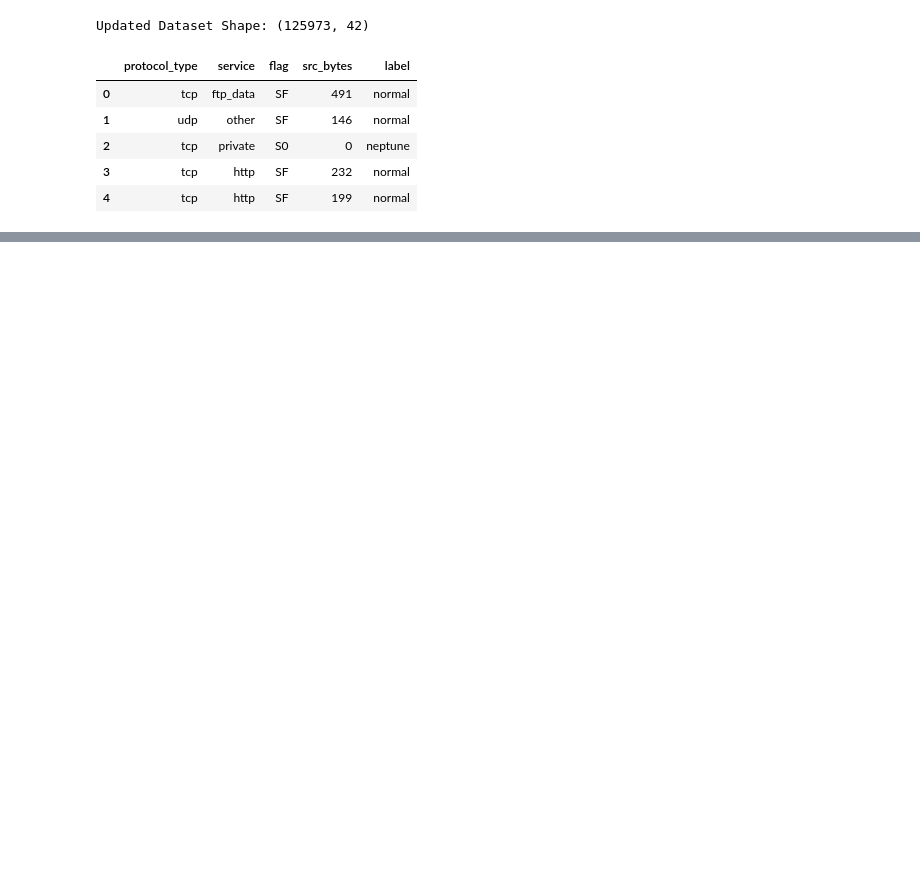
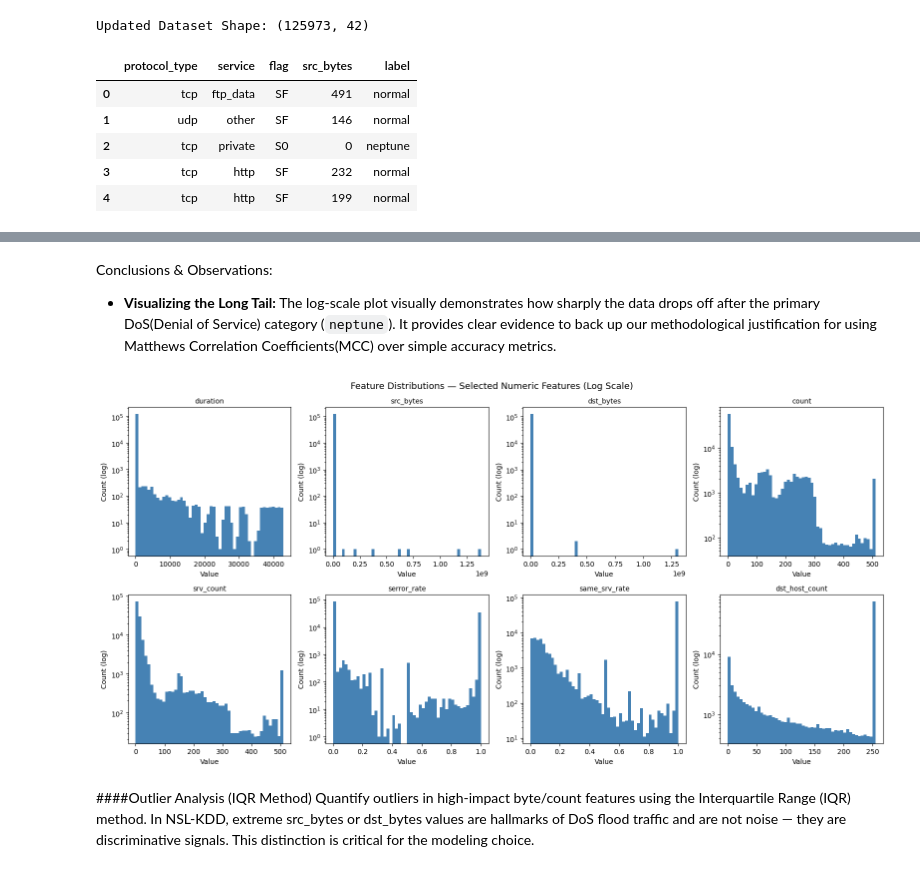
Before and after one commit to AnneClaude/IDS_Project, a Jupyter notebook: IDS_Analysis.ipynb, the cells around one changed output, grey strips where cells are left out. Drawn from its saved outputs; the diff is of its cells as text; code cells hidden in the pictures; blank space fills up the shorter version.

```diff
--- a/IDS_Analysis.ipynb
+++ b/IDS_Analysis.ipynb
@@ -255,0 +367,30 @@ dtype: float64
+# %% [markdown]
+Conclusions & Observations:
+* **Visualizing the Long Tail:** The log-scale plot visually demonstrates how sharply the data drops off after the primary DoS(Denial of Service) category (`neptune`).
+ It provides clear evidence to back up our methodological justification for using Matthews Correlation Coefficients(MCC) over simple accuracy metrics.
+# %%
+# Objective: Visualize the distributions of the most informative numeric features to understand data spread, skewness, and outlier presence.
+
+numeric_features = ['duration', 'src_bytes', 'dst_bytes', 'count',
+                    'srv_count', 'serror_rate', 'same_srv_rate', 'dst_host_count']
+
+fig, axes = plt.subplots(2, 4, figsize=(16, 8))
+axes = axes.flatten()
+
+for i, col in enumerate(numeric_features):
+    axes[i].hist(df[col], bins=50, color='steelblue', edgecolor='none', log=True)
+    axes[i].set_title(col, fontsize=10)
+    axes[i].set_xlabel('Value')
+    axes[i].set_ylabel('Count (log)')
+
+plt.suptitle('Feature Distributions — Selected Numeric Features (Log Scale)', fontsize=13)
+plt.tight_layout()
+plt.show()
+# %% [output]
+[figure, added]
+# %% [markdown]
+####Outlier Analysis (IQR Method)
+Quantify outliers in high-impact byte/count features using the
+Interquartile Range (IQR) method. In NSL-KDD, extreme src_bytes or dst_bytes
+values are hallmarks of DoS flood traffic and are not noise — they are
+discriminative signals. This distinction is critical for the modeling choice.
```
Also changed, not shown: parts of 93 cells of this notebook.
